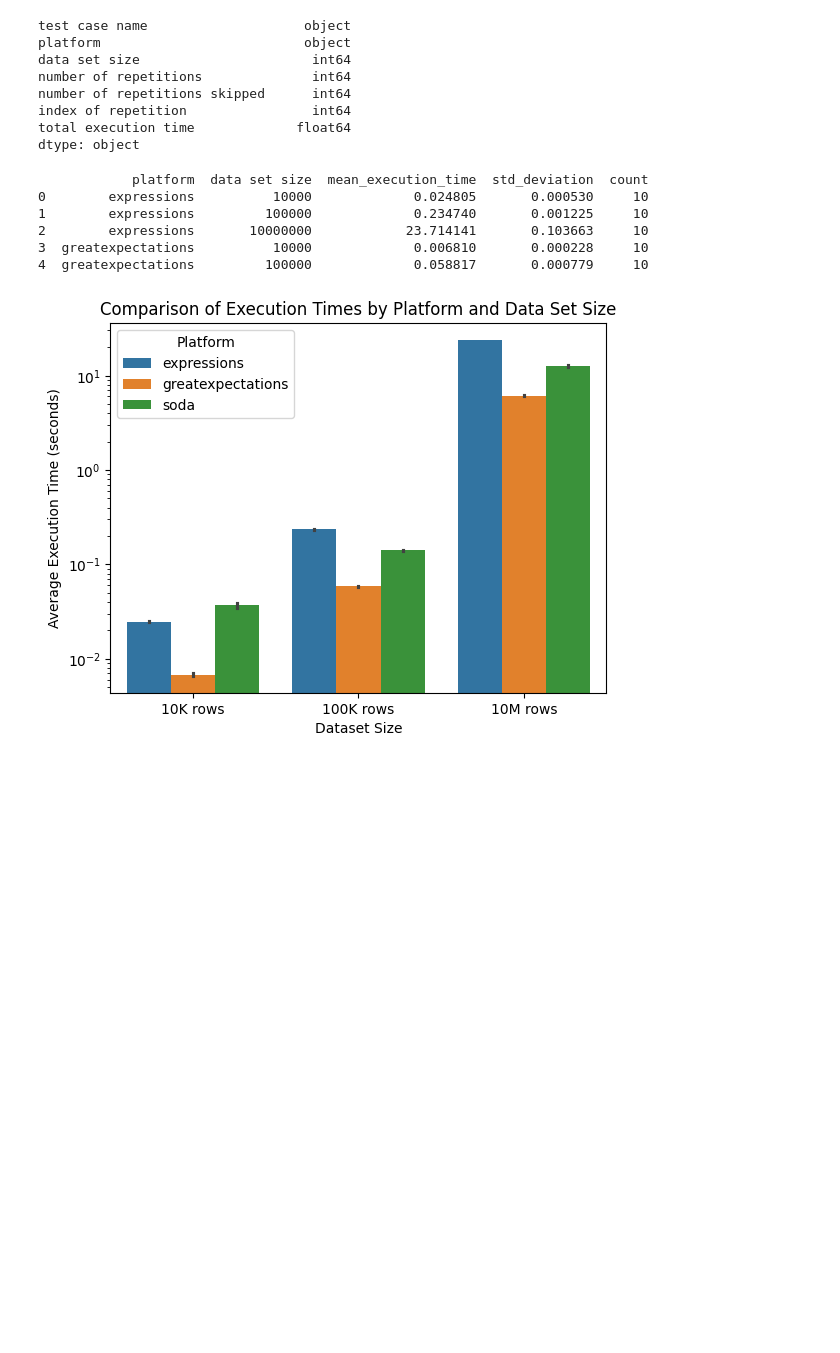
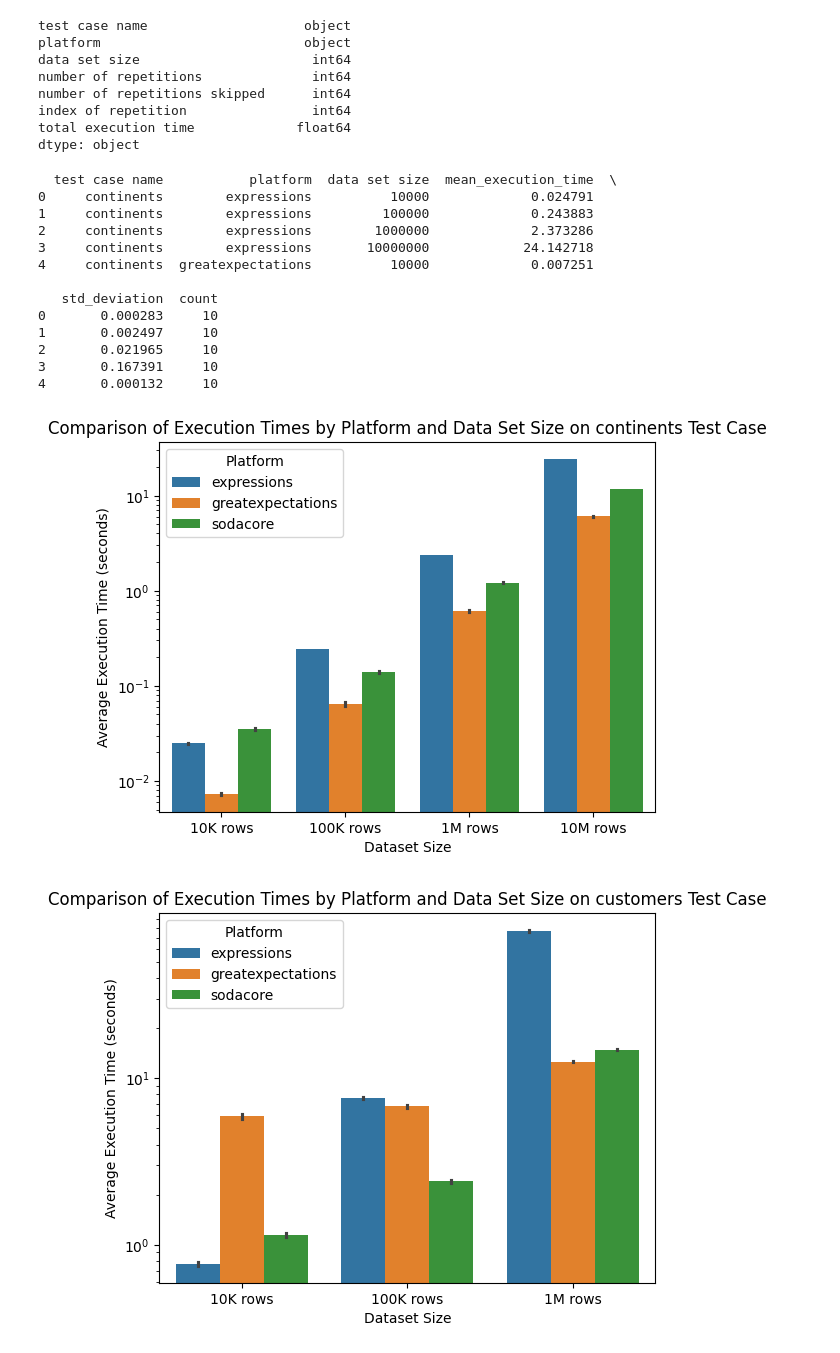
Before and after one commit to zdenecek/bachelor-thesis, a Jupyter notebook: result-analysis/analysis.ipynb, the cells around one changed output. Saved outputs shown, nothing was run; the diff lists cells and outputs as text; code cells hidden in the pictures; blank space fills up the shorter version.

```diff
--- a/result-analysis/analysis.ipynb
+++ b/result-analysis/analysis.ipynb
@@ -40,7 +41,7 @@ dtype: object
 data = data[data["index of repetition"] >= 0]
 
 # Calculate the mean and standard deviation of the total execution time for each test case
-aggregate_data = data.groupby(['platform', 'data set size']).aggregate(
+aggregate_data = data.groupby(['test case name','platform', 'data set size']).aggregate(
     mean_execution_time=('total execution time', 'mean'),
     std_deviation=('total execution time', 'std'),
     count=('total execution time', 'count')
@@ -50,15 +51,27 @@ aggregate_data = data.groupby(['platform', 'data set size']).aggregate(
 
 print(aggregate_data.head())
 # %% [output]
-            platform  data set size  mean_execution_time  std_deviation  count
-0        expressions          10000             0.024805       0.000530     10
-1        expressions         100000             0.234740       0.001225     10
-2        expressions       10000000            23.714141       0.103663     10
-3  greatexpectations          10000             0.006810       0.000228     10
-4  greatexpectations         100000             0.058817       0.000779     10
+  test case name           platform  data set size  mean_execution_time  \
+0     continents        expressions          10000             0.024791
+1     continents        expressions         100000             0.243883
+2     continents        expressions        1000000             2.373286
+3     continents        expressions       10000000            24.142718
+4     continents  greatexpectations          10000             0.007251
+
+   std_deviation  count
+0       0.000283     10
+1       0.002497     10
+2       0.021965     10
+3       0.167391     10
+4       0.000132     10
+# %%
+import os
+
+os.makedirs('plots', exist_ok=True)
+def save_plot(plot, file_name):
+    path = os.path.join('plots', file_name) + '.png'
+    plot.savefig(path, dpi=300,  bbox_inches='tight')
 # %%
-
-
 # Create bar plot with 95% confidence intervals
 
 # pretty print the dataset size
@@ -66,41 +79,53 @@ def pretty_print_dataset_size(s):
     # convert 1000 to 1K etc.
     return str(s)[::-1].replace('000000', 'M').replace('000', 'K')[::-1] + ' rows'
 
 aggregate_data['dataset_label'] = aggregate_data['data set size'].apply(lambda x: pretty_print_dataset_size(x))
 
 
 # workaround for seaborn not supporting error bars on bar plots
 def barplot_err(x, y, xerr=None, yerr=None, data=None, **kwargs):
 
     _data = []
     for _i in data.index:
 
         _data_i = pd.concat([data.loc[_i:_i]]*3, ignore_index=True, sort=False)
         _row = data.loc[_i]
         if xerr is not None:
             _data_i[x] = [_row[x]-_row[xerr], _row[x], _row[x]+_row[xerr]]
         if yerr is not None:
             _data_i[y] = [_row[y]-_row[yerr], _row[y], _row[y]+_row[yerr]]
         _data.append(_data_i)
 
+
     _data = pd.concat(_data, ignore_index=True, sort=False)
 
     _ax = sns.barplot(x=x,y=y,data=_data, errorbar=('ci', 95), **kwargs)
 
     return _ax
 
 
 # Plot the data
-plt.plot(figsize=(10,10))
-chart = barplot_err(x="data set size", y="mean_execution_time", yerr="std_deviation", hue="platform",
- data=aggregate_data, ax=plt.gca())
-chart.set_xticklabels(aggregate_data.dataset_label)
 
-plt.yscale('log')
-plt.title('Comparison of Execution Times by Platform and Data Set Size')
-plt.xlabel('Dataset Size')
-plt.ylabel('Average Execution Time (seconds)')
-plt.legend(title='Platform')
-plt.show()
+test_cases = [
+              'continents',
+              'customers'
+              ]
+
+# Create a plot for each dataset size
+for case in test_cases:
+    data = aggregate_data[aggregate_data['test case name'] == case]
+    plt.plot(figsize=(14,10))
+    chart = barplot_err(x="data set size", y="mean_execution_time", yerr="std_deviation", hue="platform",
+    data=data, ax=plt.gca())
+    chart.set_xticklabels(data.dataset_label)
+
+    plt.yscale('log')
+    plt.title('Comparison of Execution Times by Platform and Data Set Size on ' + case + ' Test Case')
+    plt.xlabel('Dataset Size')
+    plt.ylabel('Average Execution Time (seconds)')
+    plt.legend(title='Platform')
+    save_plot(plt, 'execution_time_comparison_' + case)
+    plt.show()
 # %% [output]
-[figure, old version]
+[figure, new version]
+[figure, added]
```
Also changed, not shown: parts of 4 cells of this notebook, 8 other files.
